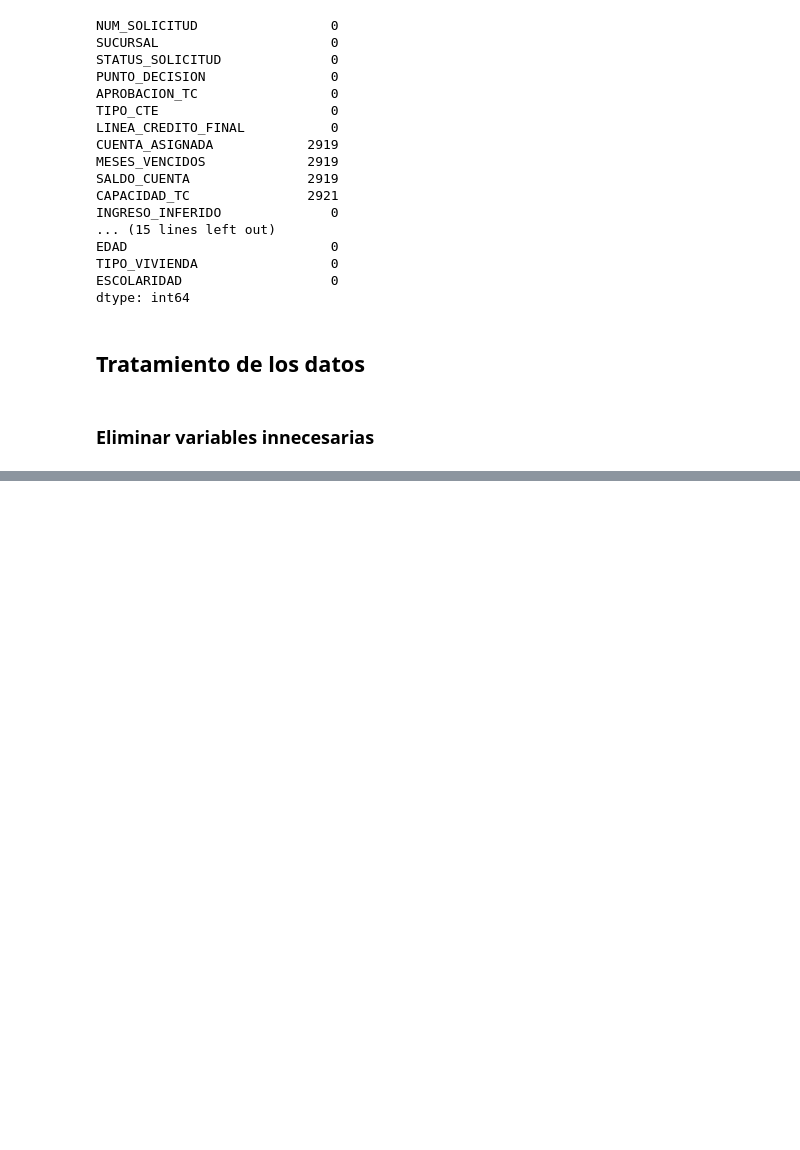
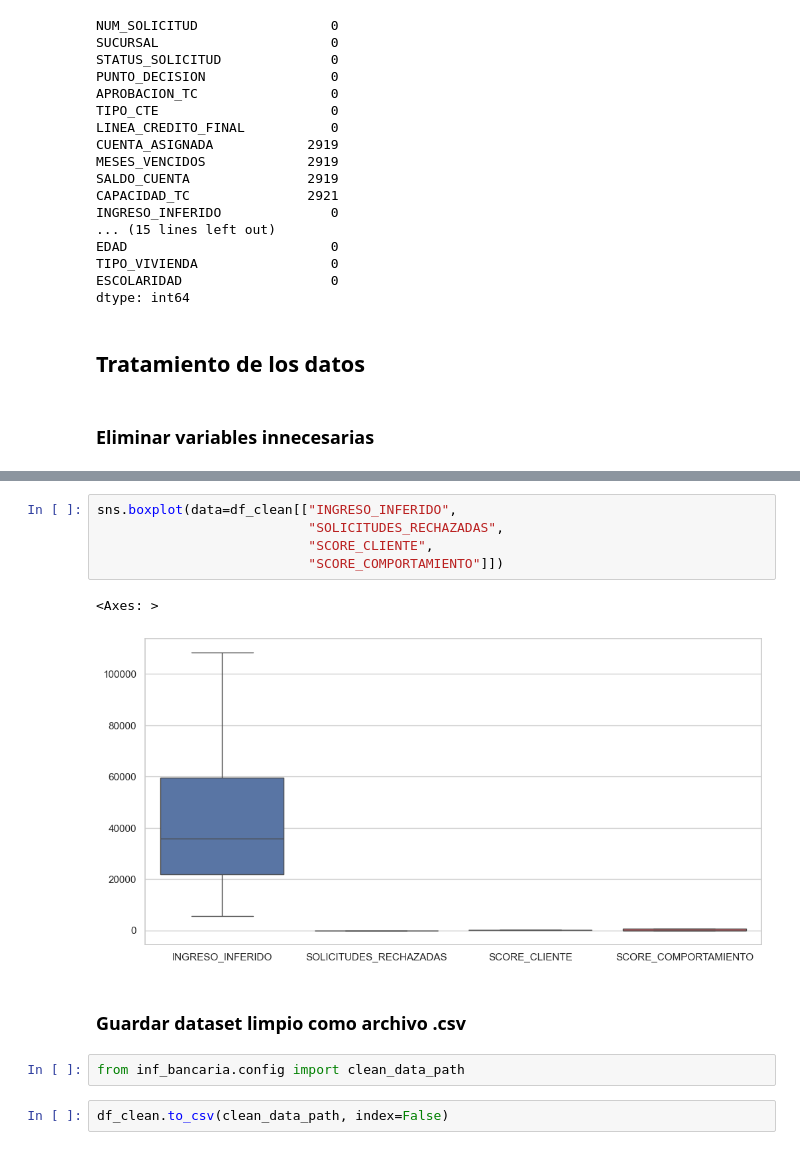
Before and after one commit to ElliotDM/inf_bancaria, a Jupyter notebook: notebooks/reporte.ipynb, the cells around one changed output, grey strips where cells are left out. Drawn from its saved outputs; the diff is of its cells as text; blank space fills up the shorter version.

```diff
--- a/notebooks/reporte.ipynb
+++ b/notebooks/reporte.ipynb
@@ -221,0 +236,14 @@ df_scores.plot(kind='scatter',
+# %%
+sns.boxplot(data=df_clean[["INGRESO_INFERIDO",
+                           "SOLICITUDES_RECHAZADAS",
+                           "SCORE_CLIENTE",
+                           "SCORE_COMPORTAMIENTO"]])
+# %% [output]
+<Axes: >
+[figure, added]
+# %% [markdown]
+<h3>Guardar dataset limpio como archivo .csv</h3>
+# %%
+from inf_bancaria.config import clean_data_path
+# %%
+df_clean.to_csv(clean_data_path, index=False)
```
Also changed, not shown: parts of 11 cells of this notebook, 3 other files.
